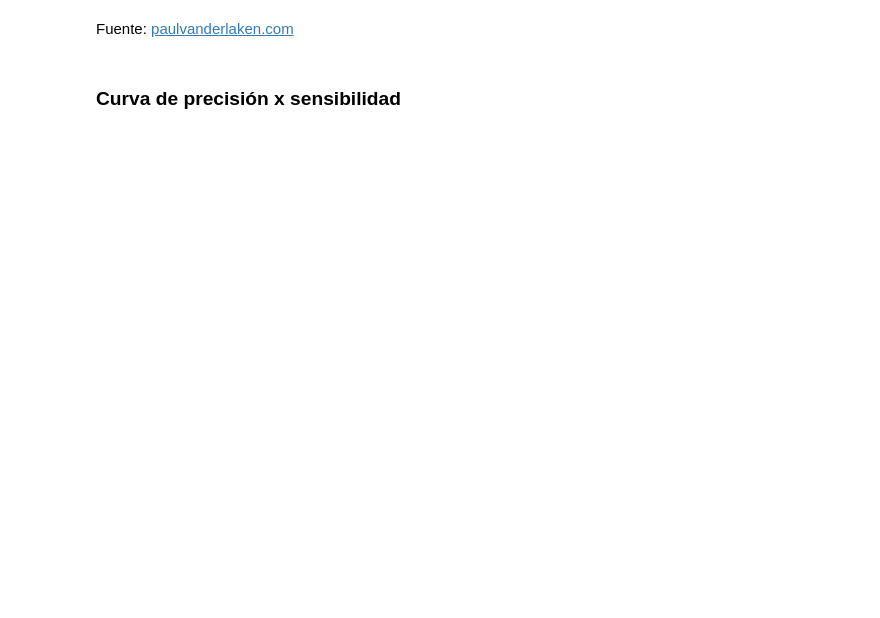
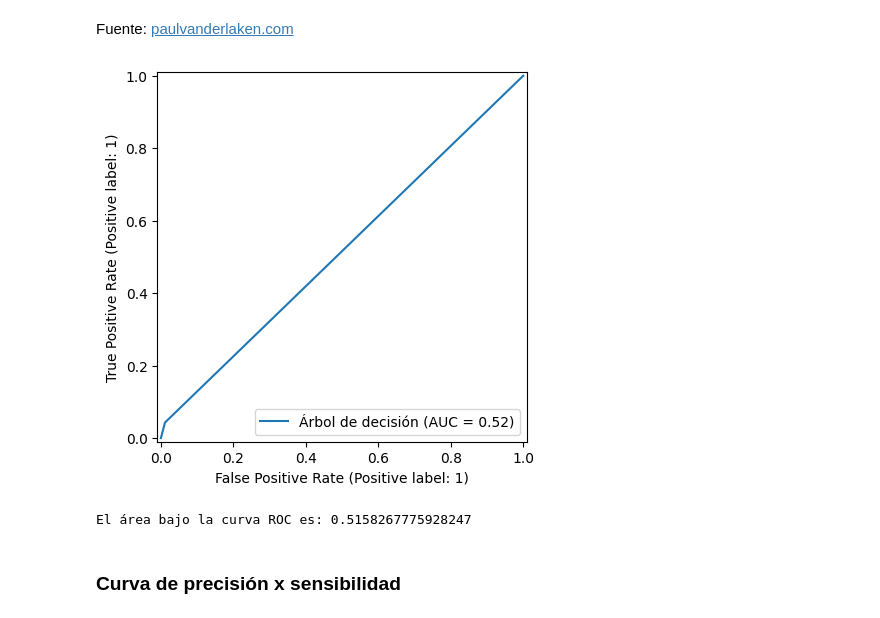
Before and after one commit to Valejbk/AnalisisTiendasRMP, a Jupyter notebook: Clasificacion_validacion_y_metricas.ipynb, the cells around one changed output. Saved outputs shown, nothing was run; the diff lists cells and outputs as text; code cells hidden in the pictures; blank space fills up the shorter version.

```diff
--- a/Clasificacion_validacion_y_metricas.ipynb
+++ b/Clasificacion_validacion_y_metricas.ipynb
@@ -261,0 +300,7 @@ Fuente: [paulvanderlaken.com](https://paulvanderlaken.com/2019/08/16/roc-auc-pre
+# %%
+#vamos a graficar
+#notamos que es un modelo deficiente ya que es casi línea recta (o sea, marca aleatoriedad 50/ 50), no sirve
+
+RocCurveDisplay.from_predictions(y_val, y_previsto, name= 'Árbol de decisión');
+# %% [output]
+[figure, added]
@@ -262,3 +312,9 @@ Fuente: [paulvanderlaken.com](https://paulvanderlaken.com/2019/08/16/roc-auc-pre
+# %%
+#ayuda a validar el modelo
+
+print(f'El área bajo la curva ROC es: {roc_auc_score(y_val, y_previsto)}')
+# %% [output]
+El área bajo la curva ROC es: 0.5158267775928247
 # %% [markdown]
 ### Curva de  precisión x sensibilidad
 # %%
```
Also changed, not shown: parts of 33 cells of this notebook.
